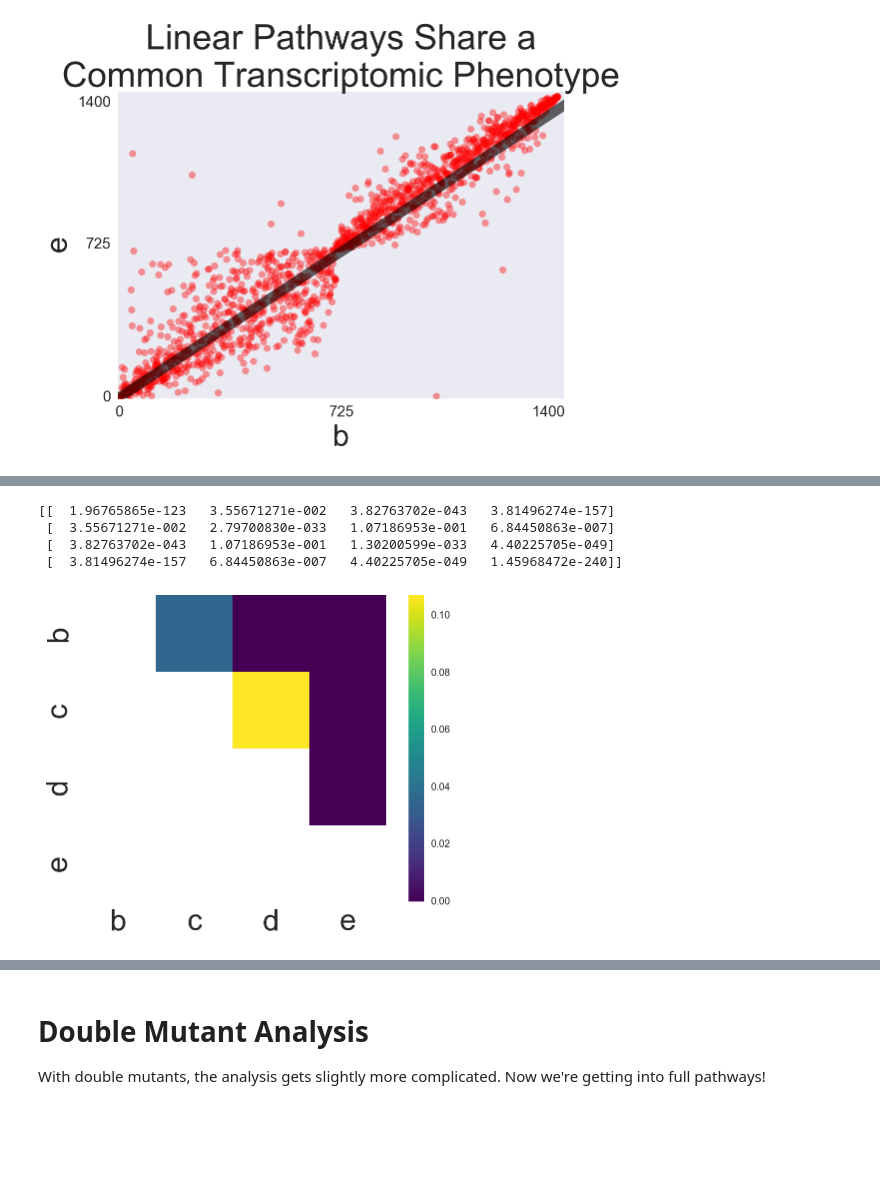
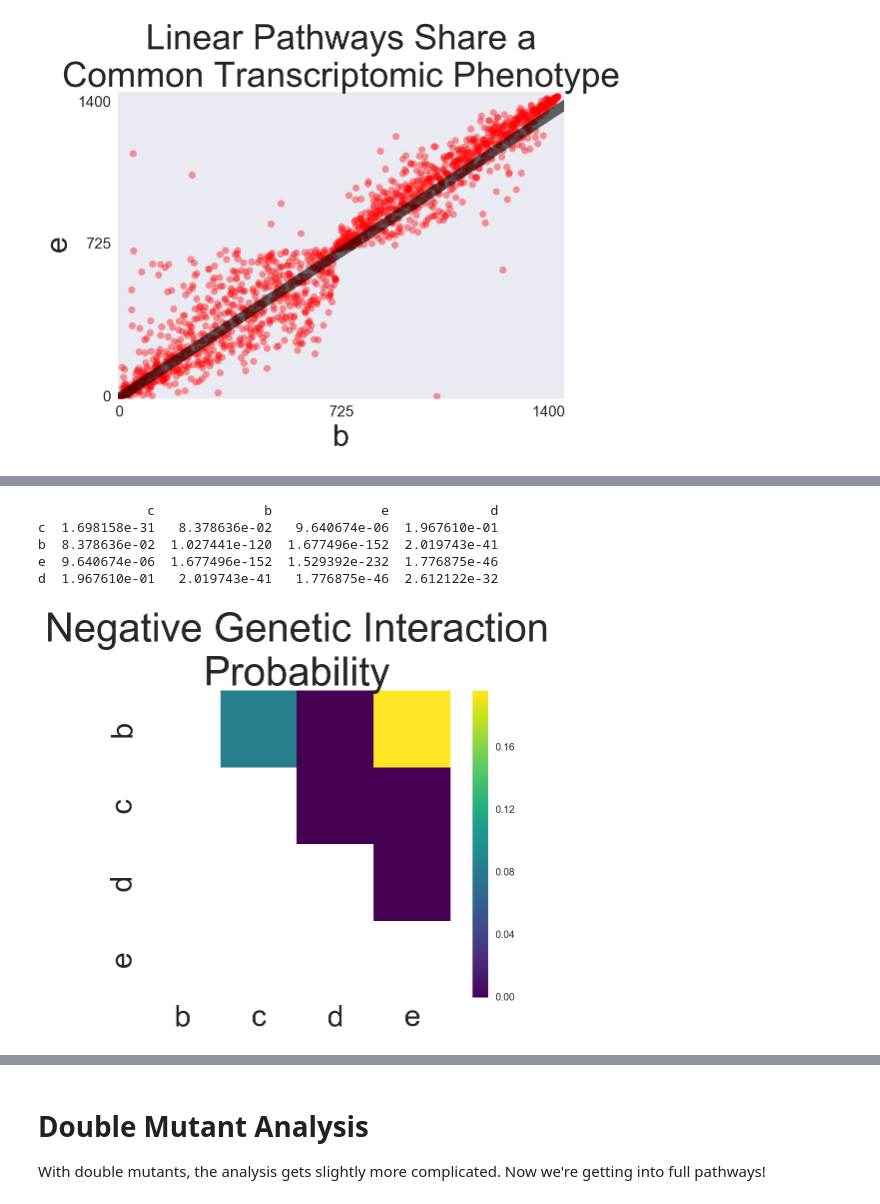
Before and after one commit to WormLabCaltech/mprsq, a Jupyter notebook: src/Genetic Analysis of RNA-Seq Data.ipynb, the cells around one changed output, grey strips where cells are left out. Saved outputs shown, nothing was run; the diff lists cells and outputs as text; code cells hidden in the pictures; blank space fills up the shorter version.

```diff
--- a/src/Genetic Analysis of RNA-Seq Data.ipynb
+++ b/src/Genetic Analysis of RNA-Seq Data.ipynb
@@ -607,11 +453,14 @@ plt.savefig('../output/probability_of_interaction_single_mutants.pdf', bbox_inch
-# %%
-tri_plot(res_dict['prob_minus'], single_mutants)
-print(res_dict['prob_minus'])
-# %% [output]
-[[  1.96765865e-123   3.55671271e-002   3.82763702e-043   3.81496274e-157]
- [  3.55671271e-002   2.79700830e-033   1.07186953e-001   6.84450863e-007]
- [  3.82763702e-043   1.07186953e-001   1.30200599e-033   4.40225705e-049]
- [  3.81496274e-157   6.84450863e-007   4.40225705e-049   1.45968472e-240]]
-[figure, removed]
+# %%
+tri_plot(thomas.prob_minus, single_mutants)
+print(thomas.prob_minus)
+plt.title('Negative Genetic Interaction\nProbability', fontsize=40)
+plt.savefig('../output/probability_of_inhibition_single_mutants.pdf', bbox_inches='tight')
+# %% [output]
+              c              b              e             d
+c  1.698158e-31   8.378636e-02   9.640674e-06  1.967610e-01
+b  8.378636e-02  1.027441e-120  1.677496e-152  2.019743e-41
+e  9.640674e-06  1.677496e-152  1.529392e-232  1.776875e-46
+d  1.967610e-01   2.019743e-41   1.776875e-46  2.612122e-32
+[figure, added]
 # %%
 tri_plot(res_dict['overlap_pos'],single_mutants)
```
Also changed, not shown: parts of 66 cells of this notebook, 16 other files.
